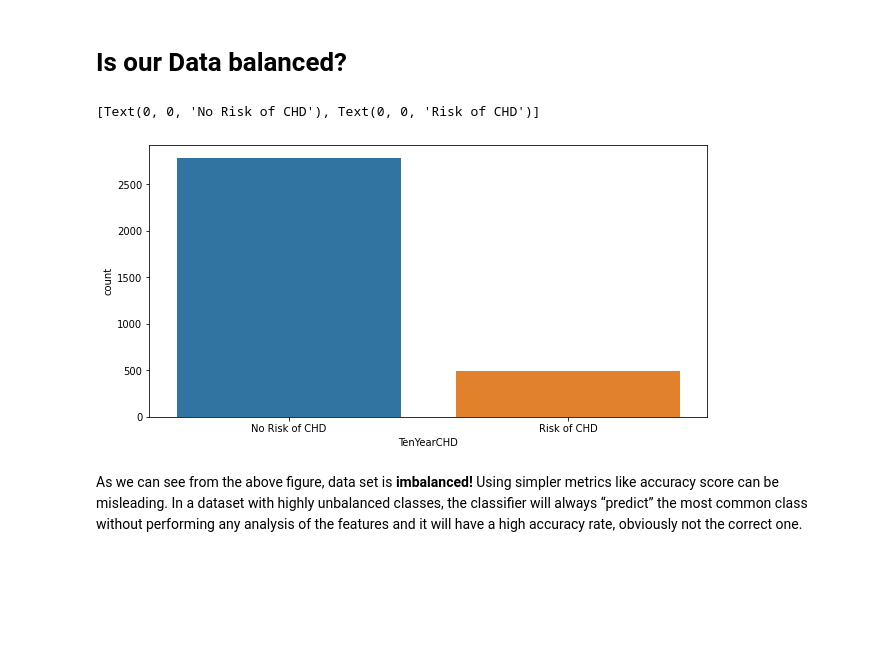
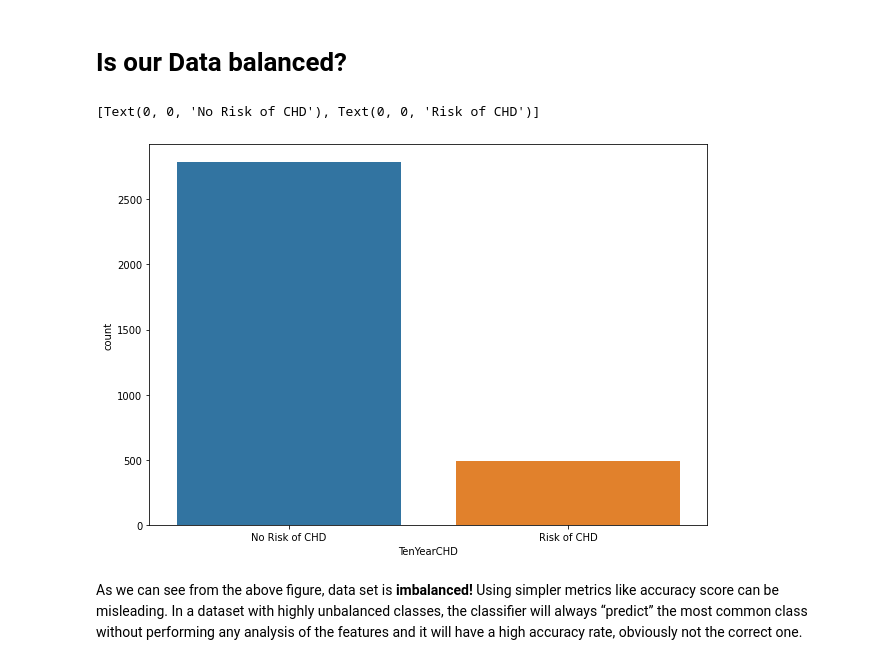
Before and after one commit to smkmohsin/Cardiovascular-Risk-Prediction, a Jupyter notebook: Cardiovascular_Risk_Prediction_Sheikh_Mohsin_Kader.ipynb, the cells around one changed output. Cells and saved outputs as stored; diff of their text form; code cells hidden in the pictures; blank space fills up the shorter version.

```diff
--- a/Cardiovascular_Risk_Prediction_Sheikh_Mohsin_Kader.ipynb
+++ b/Cardiovascular_Risk_Prediction_Sheikh_Mohsin_Kader.ipynb
@@ -56,9 +56,6 @@ from matplotlib import rcParams
 
 import warnings
 warnings.filterwarnings('ignore')
-
-plt.rcParams['figure.figsize'] = (10, 6)
-rcParams['figure.figsize'] = 10,6
 # %%
 from google.colab import drive
 drive.mount('/content/drive')
@@ -403,12 +400,12 @@ X_test = sc.transform(X_test)
 # <b> Is our Data balanced?
 # %%
 # visualize the target variable
-plt.figure(figsize=(10,5))
+plt.figure(figsize=(10,7))
 g = sns.countplot(dataset['TenYearCHD'])
 g.set_xticklabels(['No Risk of CHD','Risk of CHD'])
 # %% [output]
 [Text(0, 0, 'No Risk of CHD'), Text(0, 0, 'Risk of CHD')]
-[figure, old version]
+[figure, new version]
 # %% [markdown]
 As we can see from the above figure, data set is **imbalanced!** Using simpler metrics like accuracy score can be misleading. In a dataset with highly unbalanced classes, the classifier will always “predict” the most common class without performing any analysis of the features and it will have a high accuracy rate, obviously not the correct one.
 # %% [markdown]
```
Also changed, not shown: parts of 53 cells of this notebook.
